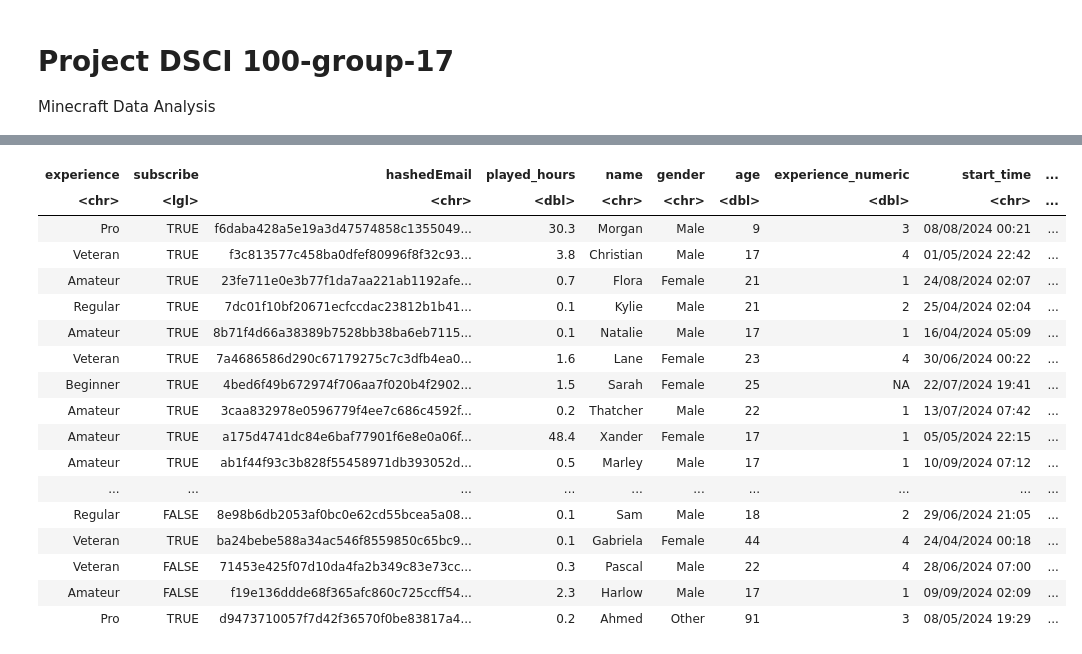
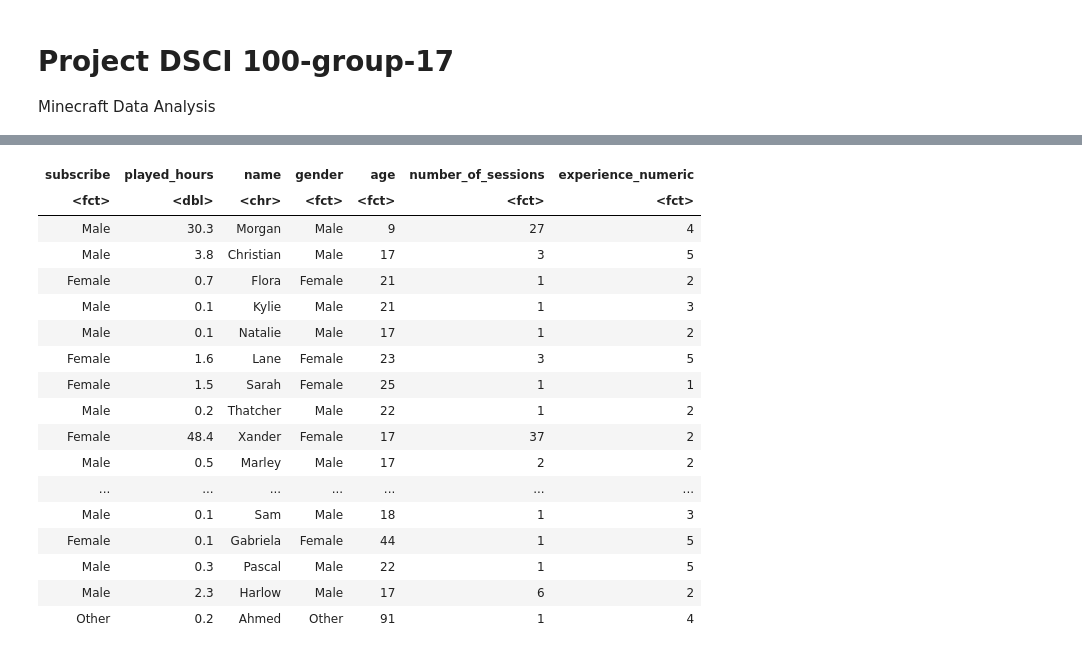
Before and after one commit to harpreeto6/Data_Science_Project, a Jupyter notebook: Minecraft_Analysis.ipynb, the cells around one changed output, grey strips where cells are left out. Cells and saved outputs as stored; diff of their text form; code cells hidden in the pictures.

Commit message:
Updated tidying data
Key changes: Converted explanatory variables into factors, and removed variables not needed. Can elaborate on the specific variables we are using to be predictors in next step

```diff
--- a/Minecraft_Analysis.ipynb
+++ b/Minecraft_Analysis.ipynb
@@ -9,14 +33,15 @@ library(tidyr)
 # %%
+url <- "https://drive.google.com/uc?export=download&id=1Mw9vW0hjTJwRWx0bDXiSpYsO3gKogaPz"
+players_data <- read_csv(url) #load in the two datasets
 
-url1 <- "https://drive.google.com/uc?export=download&id=1Mw9vW0hjTJwRWx0bDXiSpYsO3gKogaPz"
-url2 <- "https://drive.google.com/uc?export=download&id=14O91N5OlVkvdGxXNJUj5jIsV5RexhzbB"
+players_data_df <- as.data.frame(players_data) #convert to a dataframe in order to wrangle
+players_data_df
 
+url <- "https://drive.google.com/uc?export=download&id=14O91N5OlVkvdGxXNJUj5jIsV5RexhzbB"
+session_data <- read_csv(url)
 
-players <- read_csv(url1)
-sessions <- read_csv(url2)
-
-head(players)
-head(sessions)
+session_data_df <- as.data.frame(session_data)
+session_data_df
 # %% [output]
 Rows: 196 Columns: 9
 ── Column specification ────────────────────────────────────────────────────────
@@ -56,27 +101,43 @@ A tibble: 6 × 5
 # %%
 #joining both datasets by hashedemail
 
-merged <- left_join(players, sessions, by = "hashedEmail")|>
-select(-individualId, -organizationName, -original_start_time, - original_end_time, start_time, end_time) |>
+merged_df <- left_join(players_data_df, session_data_df, by = "hashedEmail")|>
+select(-individualId, -organizationName, -original_start_time, - original_end_time, -start_time, -end_time) |>
 filter(played_hours !=0)
 
 
-sessions_number <- merged |>
+sessions_number <- merged_df |>
 group_by(name) |>
   summarise(number_of_sessions = n())
-merged <- merged |>
+
+merged_df <- merged_df |>
   left_join(sessions_number, by = "name")
 
+merged_df <- merged_df |>
+  mutate(experience_numeric = case_when(
+    experience == "Beginner" ~ 1,
+    experience == "Amateur" ~ 2,
+    experience == "Regular" ~ 3,
+    experience == "Pro" ~ 4,
+    experience == "Veteran" ~ 5))
 
-merged <- merged |>
-  mutate(experience_numeric = case_when(
-    experience == "Amateur" ~ 1,
-    experience == "Regular" ~ 2,
-    experience == "Pro" ~ 3,
-    experience == "Veteran" ~ 4))
-
-merged <- merged |>
+merged_exp <- merged_df |>
   distinct(name, .keep_all=TRUE)
 
-merged
+merged_fct <- merged_exp |> #Turn all explanatory variables into factors
+mutate(experience_numeric = as_factor(experience_numeric)) |>
+mutate(age = as_factor(age)) |>
+mutate(number_of_sessions = as_factor(number_of_sessions)) |>
+mutate(gender = as_factor(gender)) |>
+mutate(subscribe = as_factor(gender))
+
+#remove columns from dataset we dont need anymore.
+#hashed email and name are unique for each
+#indidivudal so we dont need both present,
+#and we dont need the old experience column
+
+merged_final <- merged_fct |>
+    select(-experience, -hashedEmail)
+
+merged_final
 # %% [output]
@@ -84,18 +145,18 @@ A tibble: 111 × 11
-| experience | subscribe | hashedEmail | played_hours | name | gender | age | experience_numeric | start_time | ... |
-| <chr> | <lgl> | <chr> | <dbl> | <chr> | <chr> | <dbl> | <dbl> | <chr> | ... |
-| Pro | TRUE | f6daba428a5e19a3d47574858c1355049... | 30.3 | Morgan | Male | 9 | 3 | 08/08/2024 00:21 | ... |
-| Veteran | TRUE | f3c813577c458ba0dfef80996f8f32c93... | 3.8 | Christian | Male | 17 | 4 | 01/05/2024 22:42 | ... |
-| Amateur | TRUE | 23fe711e0e3b77f1da7aa221ab1192afe... | 0.7 | Flora | Female | 21 | 1 | 24/08/2024 02:07 | ... |
-| Regular | TRUE | 7dc01f10bf20671ecfccdac23812b1b41... | 0.1 | Kylie | Male | 21 | 2 | 25/04/2024 02:04 | ... |
-| Amateur | TRUE | 8b71f4d66a38389b7528bb38ba6eb7115... | 0.1 | Natalie | Male | 17 | 1 | 16/04/2024 05:09 | ... |
-| Veteran | TRUE | 7a4686586d290c67179275c7c3dfb4ea0... | 1.6 | Lane | Female | 23 | 4 | 30/06/2024 00:22 | ... |
-| Beginner | TRUE | 4bed6f49b672974f706aa7f020b4f2902... | 1.5 | Sarah | Female | 25 | NA | 22/07/2024 19:41 | ... |
-| Amateur | TRUE | 3caa832978e0596779f4ee7c686c4592f... | 0.2 | Thatcher | Male | 22 | 1 | 13/07/2024 07:42 | ... |
-| Amateur | TRUE | a175d4741dc84e6baf77901f6e8e0a06f... | 48.4 | Xander | Female | 17 | 1 | 05/05/2024 22:15 | ... |
-| Amateur | TRUE | ab1f44f93c3b828f55458971db393052d... | 0.5 | Marley | Male | 17 | 1 | 10/09/2024 07:12 | ... |
-| ... | ... | ... | ... | ... | ... | ... | ... | ... | ... |
-| Regular | FALSE | 8e98b6db2053af0bc0e62cd55bcea5a08... | 0.1 | Sam | Male | 18 | 2 | 29/06/2024 21:05 | ... |
-| Veteran | TRUE | ba24bebe588a34ac546f8559850c65bc9... | 0.1 | Gabriela | Female | 44 | 4 | 24/04/2024 00:18 | ... |
-| Veteran | FALSE | 71453e425f07d10da4fa2b349c83e73cc... | 0.3 | Pascal | Male | 22 | 4 | 28/06/2024 07:00 | ... |
-| Amateur | FALSE | f19e136ddde68f365afc860c725ccff54... | 2.3 | Harlow | Male | 17 | 1 | 09/09/2024 02:09 | ... |
-| Pro | TRUE | d9473710057f7d42f36570f0be83817a4... | 0.2 | Ahmed | Other | 91 | 3 | 08/05/2024 19:29 | ... |
+| subscribe | played_hours | name | gender | age | number_of_sessions | experience_numeric |
+| <fct> | <dbl> | <chr> | <fct> | <fct> | <fct> | <fct> |
+| Male | 30.3 | Morgan | Male | 9 | 27 | 4 |
+| Male | 3.8 | Christian | Male | 17 | 3 | 5 |
+| Female | 0.7 | Flora | Female | 21 | 1 | 2 |
+| Male | 0.1 | Kylie | Male | 21 | 1 | 3 |
+| Male | 0.1 | Natalie | Male | 17 | 1 | 2 |
+| Female | 1.6 | Lane | Female | 23 | 3 | 5 |
+| Female | 1.5 | Sarah | Female | 25 | 1 | 1 |
+| Male | 0.2 | Thatcher | Male | 22 | 1 | 2 |
+| Female | 48.4 | Xander | Female | 17 | 37 | 2 |
+| Male | 0.5 | Marley | Male | 17 | 2 | 2 |
+| ... | ... | ... | ... | ... | ... | ... |
+| Male | 0.1 | Sam | Male | 18 | 1 | 3 |
+| Female | 0.1 | Gabriela | Female | 44 | 1 | 5 |
+| Male | 0.3 | Pascal | Male | 22 | 1 | 5 |
+| Male | 2.3 | Harlow | Male | 17 | 6 | 2 |
+| Other | 0.2 | Ahmed | Other | 91 | 1 | 4 |
```
Also changed, not shown: parts of 3 cells of this notebook.
